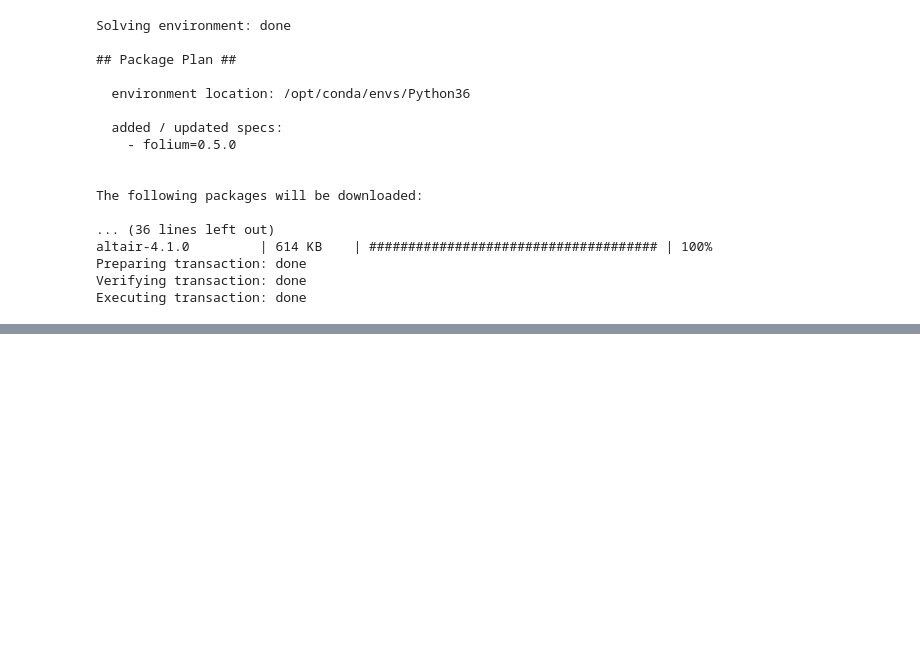
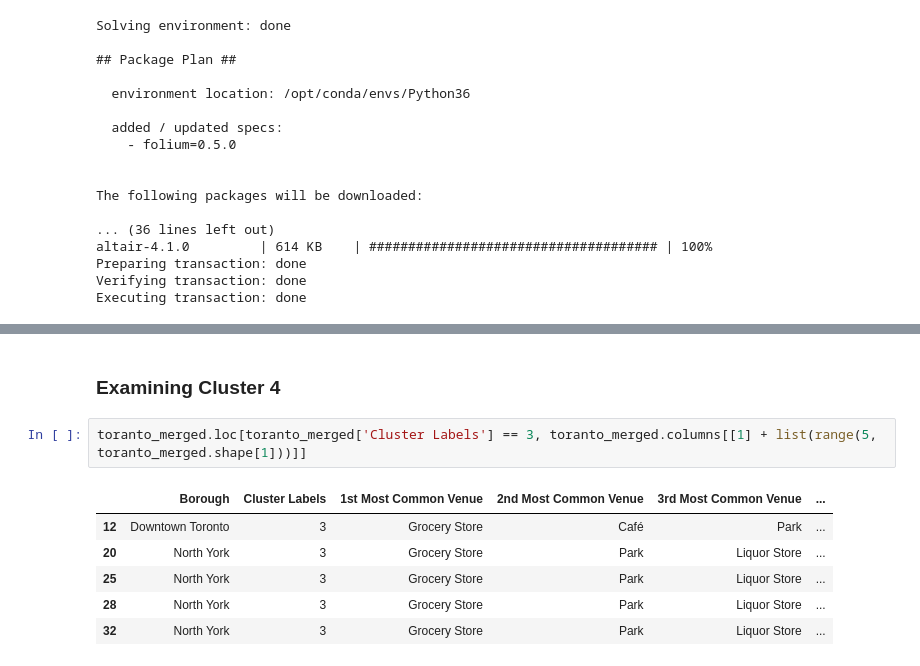
Before and after one commit to Jdev-08/Coursera_Capstone, a Jupyter notebook: Coursera_Capstone.ipynb, the cells around one changed output, grey strips where cells are left out. Saved outputs shown, nothing was run; the diff lists cells and outputs as text; blank space fills up the shorter version.

```diff
--- a/Coursera_Capstone.ipynb
+++ b/Coursera_Capstone.ipynb
@@ -394,0 +431,11 @@ print(latitude,longitude)
+# %% [markdown]
+### Examining Cluster 4
+# %%
+toranto_merged.loc[toranto_merged['Cluster Labels'] == 3, toranto_merged.columns[[1] + list(range(5, toranto_merged.shape[1]))]]
+# %% [output]
+|  | Borough | Cluster Labels | 1st Most Common Venue | 2nd Most Common Venue | 3rd Most Common Venue | ... |
+| 12 | Downtown Toronto | 3 | Grocery Store | Café | Park | ... |
+| 20 | North York | 3 | Grocery Store | Park | Liquor Store | ... |
+| 25 | North York | 3 | Grocery Store | Park | Liquor Store | ... |
+| 28 | North York | 3 | Grocery Store | Park | Liquor Store | ... |
+| 32 | North York | 3 | Grocery Store | Park | Liquor Store | ... |
```
Also changed, not shown: parts of 10 cells of this notebook.
